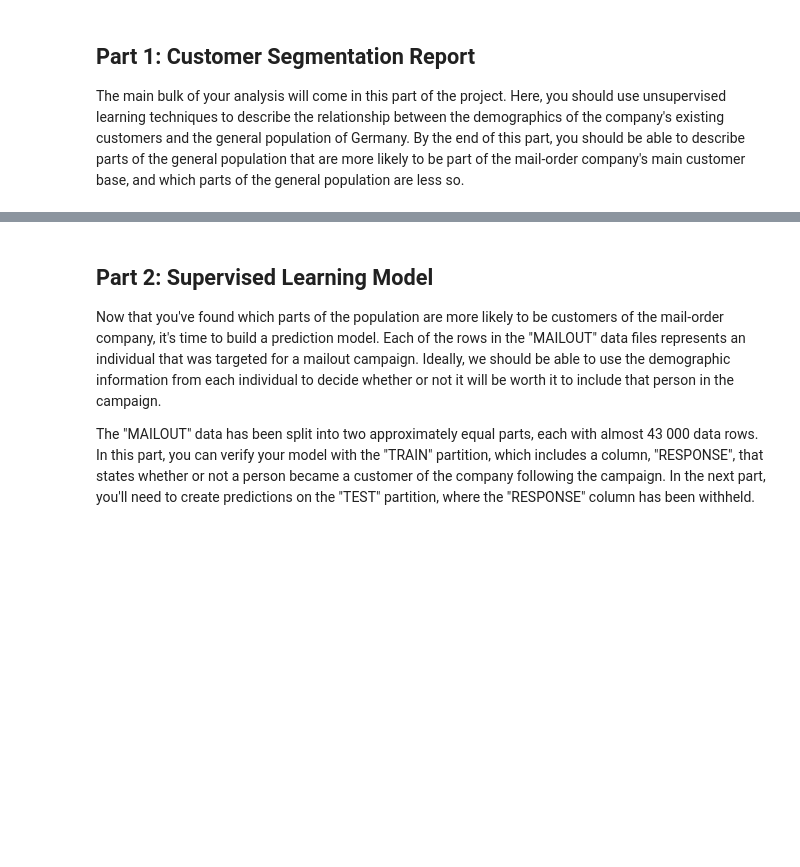
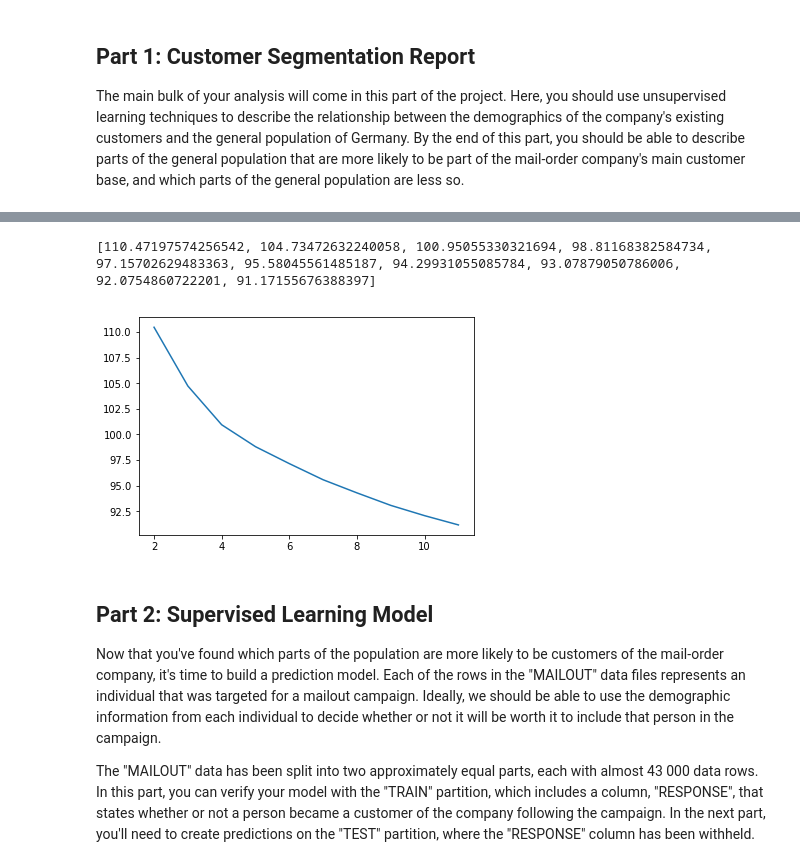
Before and after one commit to mkeisenbach/arvato, a Jupyter notebook: Arvato Project Workbook.ipynb, the cells around one changed output, grey strips where cells are left out. Cells and saved outputs as stored; diff of their text form; code cells hidden in the pictures; blank space fills up the shorter version.

```diff
--- a/Arvato Project Workbook.ipynb
+++ b/Arvato Project Workbook.ipynb
@@ -477,3 +658,18 @@ The main bulk of your analysis will come in this part of the project. Here, you
+# %%
+k = 11
+
+# run k-means clustering on the data and...
+kmeans = KMeans(n_clusters=k)
+model = kmeans.fit(azdias_pca)
+
+# compute the average within-cluster distances.
+mean_d.append(abs(model.score(azdias_pca))/N)
+# %%
+print(mean_d)
+plt.plot(range(2, len(mean_d) + 2), mean_d);
+# %% [output]
+[110.47197574256542, 104.73472632240058, 100.95055330321694, 98.81168382584734, 97.15702629483363, 95.58045561485187, 94.29931055085784, 93.07879050786006, 92.0754860722201, 91.17155676388397]
+[figure, added]
 # %% [markdown]
 ## Part 2: Supervised Learning Model
 
```
Also changed, not shown: parts of 34 cells of this notebook.
